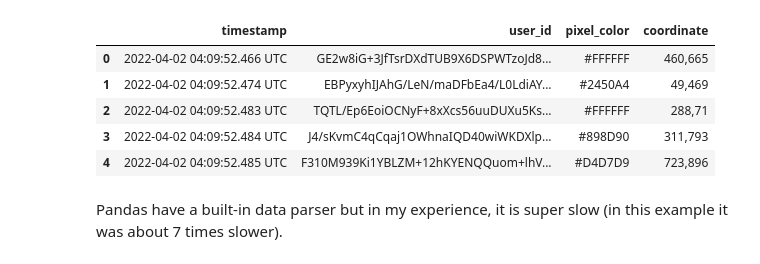
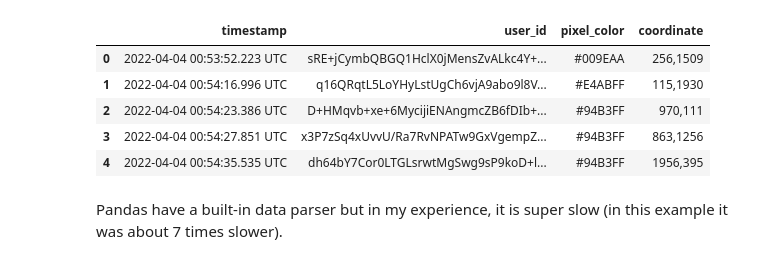
Before and after one commit to D-Mielewczyk/r-place-analysis, a Jupyter notebook: main.ipynb, the cells around one changed output. Cells and saved outputs as stored; diff of their text form; code cells hidden in the pictures.

```diff
--- a/main.ipynb
+++ b/main.ipynb
@@ -1,22 +1,22 @@
 # %%
 import pandas as pd
 import numpy as np
 import datetime
 
 dfs = []
 # Data is split into 79 files
-for i in range(7,10):
+for i in range(1,10):
     df = pd.read_csv(f"data/2022_place_canvas_history-00000000000{i}.csv.gzip", compression="gzip")
     dfs.append(df)
 df = pd.concat(dfs)
 df.head()
 # %% [output]
 |  | timestamp | user_id | pixel_color | coordinate |
-| 0 | 2022-04-02 04:09:52.466 UTC | GE2w8iG+3JfTsrDXdTUB9X6DSPWTzoJd8... | #FFFFFF | 460,665 |
-| 1 | 2022-04-02 04:09:52.474 UTC | EBPyxyhIJAhG/LeN/maDFbEa4/L0LdiAY... | #2450A4 | 49,469 |
-| 2 | 2022-04-02 04:09:52.483 UTC | TQTL/Ep6EoiOCNyF+8xXcs56uuDUXu5Ks... | #FFFFFF | 288,71 |
-| 3 | 2022-04-02 04:09:52.484 UTC | J4/sKvmC4qCqaj1OWhnaIQD40wiWKDXlp... | #898D90 | 311,793 |
-| 4 | 2022-04-02 04:09:52.485 UTC | F310M939Ki1YBLZM+12hKYENQQuom+lhV... | #D4D7D9 | 723,896 |
+| 0 | 2022-04-04 00:53:52.223 UTC | sRE+jCymbQBGQ1HclX0jMensZvALkc4Y+... | #009EAA | 256,1509 |
+| 1 | 2022-04-04 00:54:16.996 UTC | q16QRqtL5LoYHyLstUgCh6vjA9abo9l8V... | #E4ABFF | 115,1930 |
+| 2 | 2022-04-04 00:54:23.386 UTC | D+HMqvb+xe+6MycijiENAngmcZB6fDIb+... | #94B3FF | 970,111 |
+| 3 | 2022-04-04 00:54:27.851 UTC | x3P7zSq4xUvvU/Ra7RvNPATw9GxVgempZ... | #94B3FF | 863,1256 |
+| 4 | 2022-04-04 00:54:35.535 UTC | dh64bY7Cor0LTGLsrwtMgSwg9sP9koD+l... | #94B3FF | 1956,395 |
 # %% [markdown]
 Pandas have a built-in data parser but in my experience, it is super slow (in this example it was about 7 times slower).
 # %%
```
Also changed, not shown: parts of 11 cells of this notebook, 5 other files.
